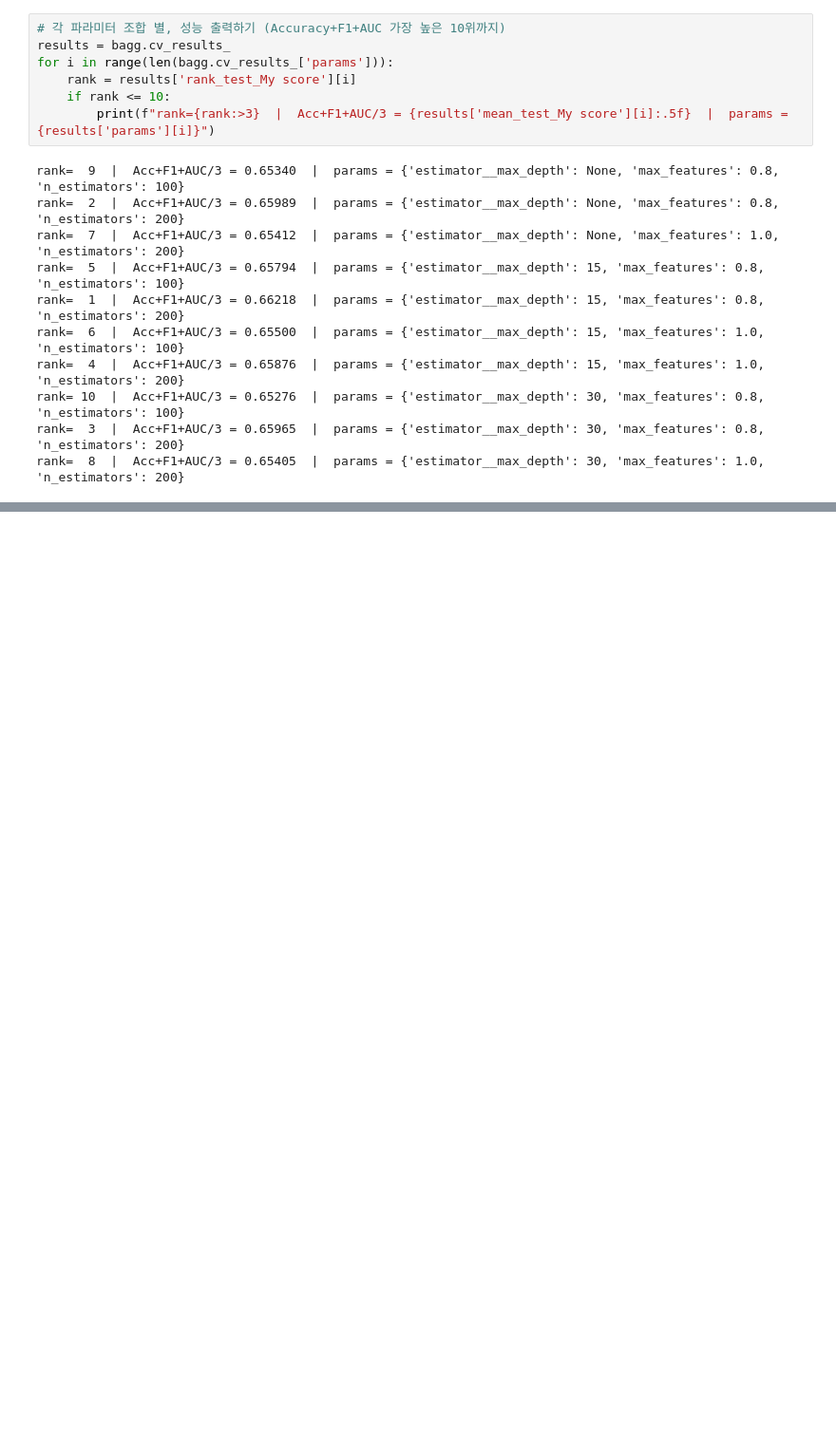
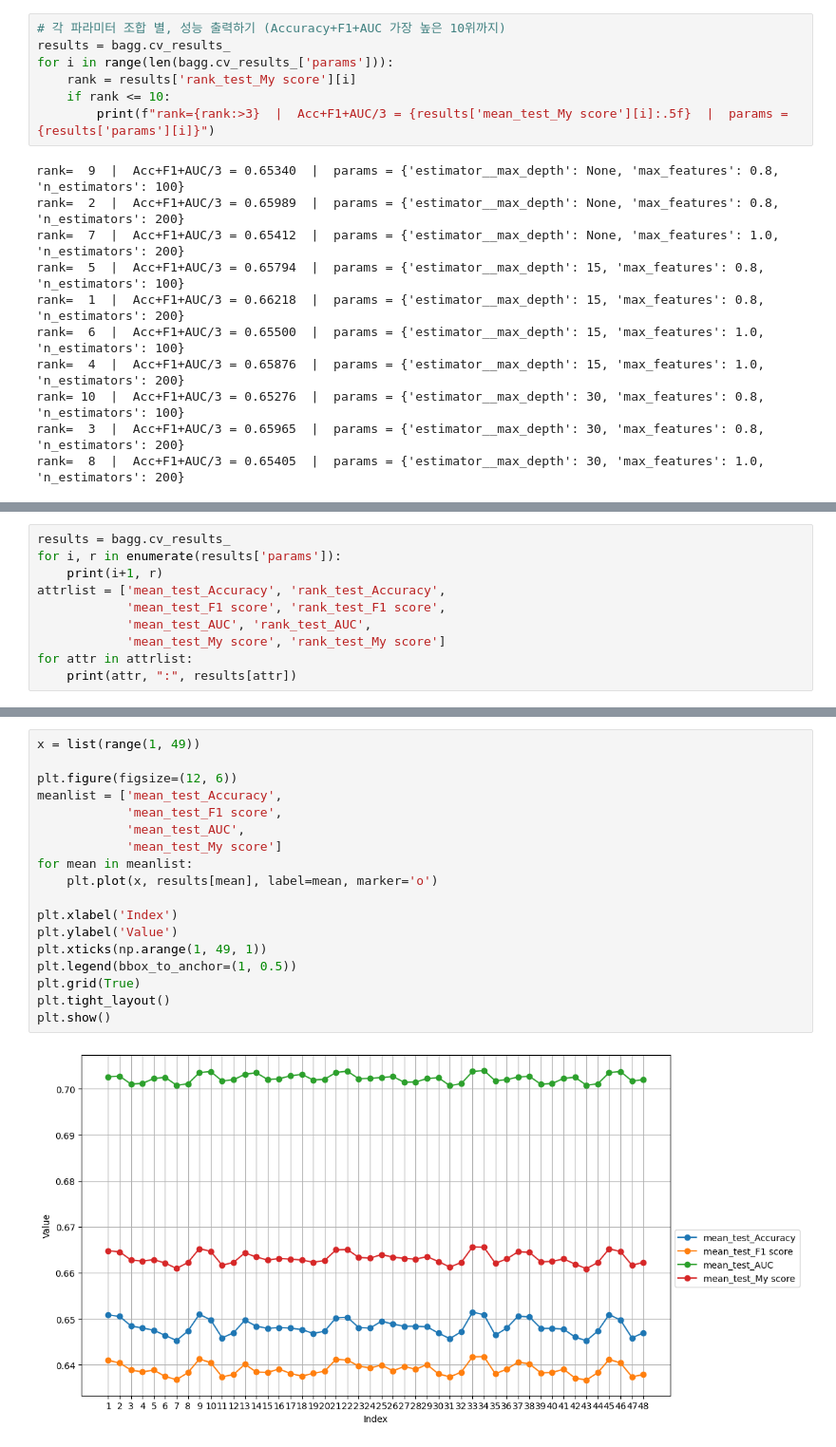
Before and after one commit to Pattern-Recognition-25-1/modeling, a Jupyter notebook: Bagging_gscv_v0.ipynb, the cells around one changed output, grey strips where cells are left out. Shown: that part at 95% size. Cells and saved outputs as stored; diff of their text form; blank space fills up the shorter version.

Commit message:
params fin-tuning

```diff
--- a/Bagging_gscv_v0.ipynb
+++ b/Bagging_gscv_v0.ipynb
@@ -457,0 +652,10 @@ rank=  8  |  Acc+F1+AUC/3 = 0.65405  |  params = {'estimator__max_depth': 30, 'm
+# %%
+results = bagg.cv_results_
+for i, r in enumerate(results['params']):
+    print(i+1, r)
+attrlist = ['mean_test_Accuracy', 'rank_test_Accuracy',
+            'mean_test_F1 score', 'rank_test_F1 score',
+            'mean_test_AUC', 'rank_test_AUC',
+            'mean_test_My score', 'rank_test_My score']
+for attr in attrlist:
+    print(attr, ":", results[attr])
@@ -457,0 +680,20 @@ rank=  8  |  Acc+F1+AUC/3 = 0.65405  |  params = {'estimator__max_depth': 30, 'm
+# %%
+x = list(range(1, 49))
+
+plt.figure(figsize=(12, 6))
+meanlist = ['mean_test_Accuracy',
+            'mean_test_F1 score',
+            'mean_test_AUC',
+            'mean_test_My score']
+for mean in meanlist:
+    plt.plot(x, results[mean], label=mean, marker='o')
+
+plt.xlabel('Index')
+plt.ylabel('Value')
+plt.xticks(np.arange(1, 49, 1))
+plt.legend(bbox_to_anchor=(1, 0.5))
+plt.grid(True)
+plt.tight_layout()
+plt.show()
+# %% [output]
+[figure, added]
```
Also changed, not shown: parts of 16 cells of this notebook.
